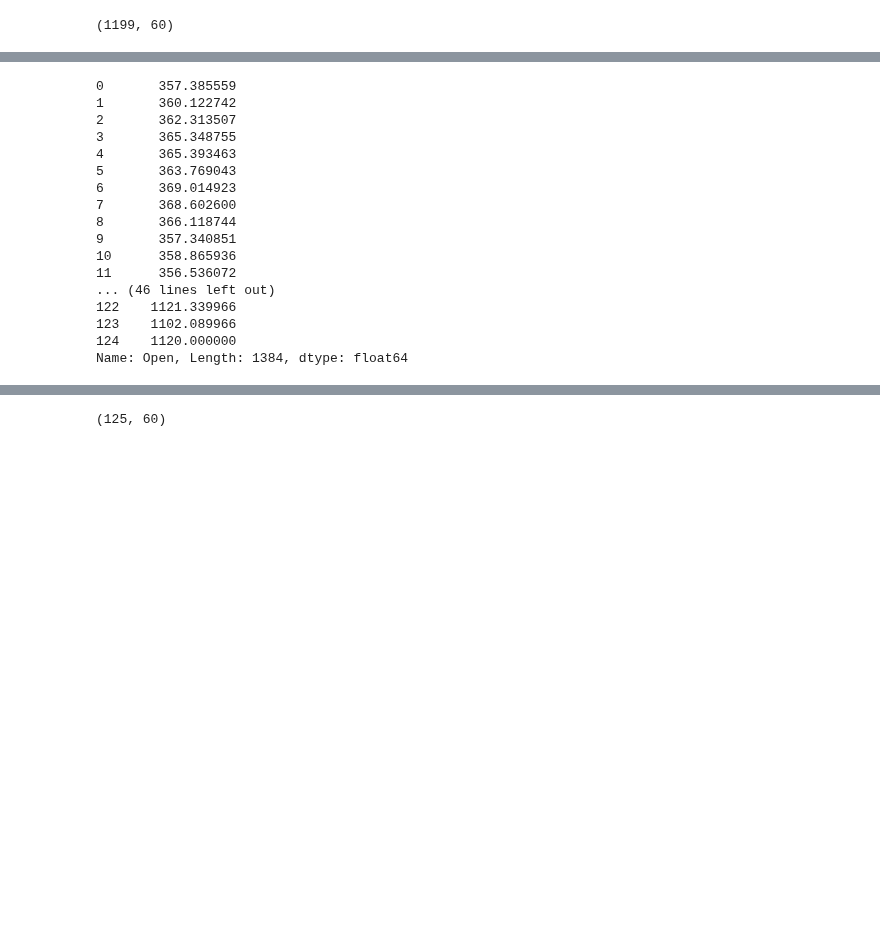
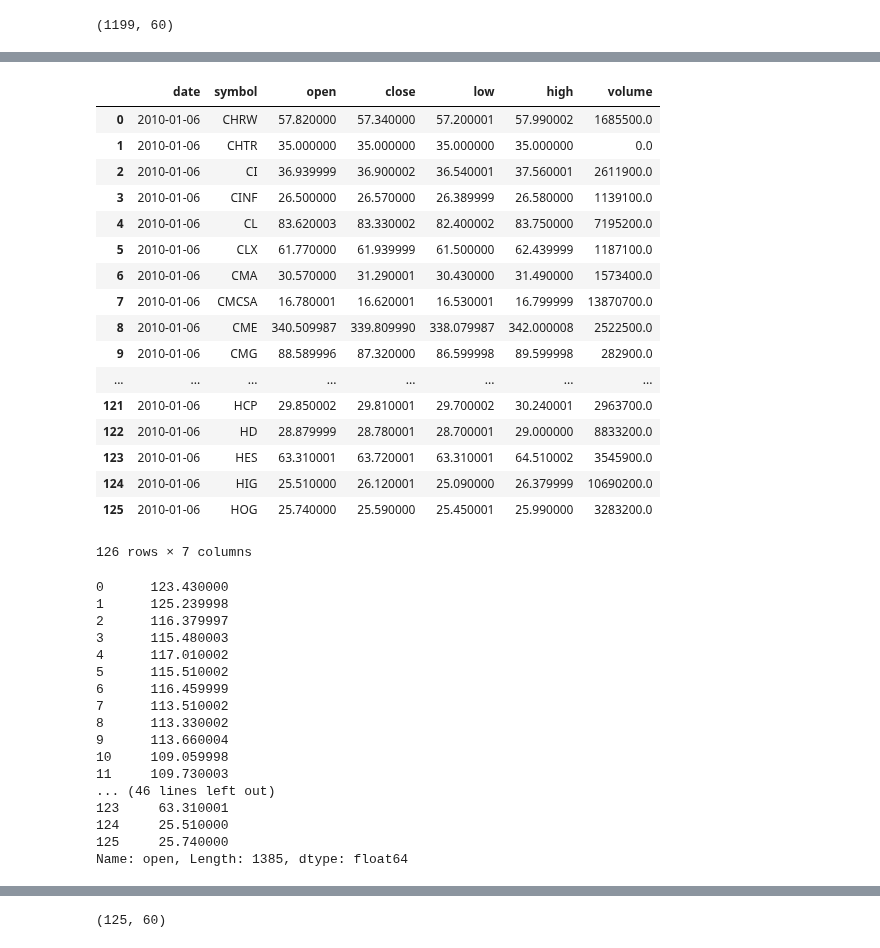
Before and after one commit to rashedoz/StockPredictionDSE, a Jupyter notebook: Codes/LSTM Stock .ipynb, the cells around one changed output, grey strips where cells are left out. Drawn from its saved outputs; the diff is of its cells as text; code cells hidden in the pictures; blank space fills up the shorter version.

```diff
--- a/Codes/LSTM Stock .ipynb
+++ b/Codes/LSTM Stock .ipynb
@@ -123,3 +150,23 @@ Epoch 100/100
 <keras.callbacks.History at 0x...>
 # %%
-dataset_test =pd.read_csv("N:/Stock Prediction project/DSE3/testset.csv")
+dataset_test =pd.read_csv("N:/Stock Prediction project/DSE3/msft_test.csv")
+dataset_test
+# %% [output]
+|  | date | symbol | open | close | low | high | volume |
+| 0 | 2010-01-06 | CHRW | 57.820000 | 57.340000 | 57.200001 | 57.990002 | 1685500.0 |
+| 1 | 2010-01-06 | CHTR | 35.000000 | 35.000000 | 35.000000 | 35.000000 | 0.0 |
+| 2 | 2010-01-06 | CI | 36.939999 | 36.900002 | 36.540001 | 37.560001 | 2611900.0 |
+| 3 | 2010-01-06 | CINF | 26.500000 | 26.570000 | 26.389999 | 26.580000 | 1139100.0 |
+| 4 | 2010-01-06 | CL | 83.620003 | 83.330002 | 82.400002 | 83.750000 | 7195200.0 |
+| 5 | 2010-01-06 | CLX | 61.770000 | 61.939999 | 61.500000 | 62.439999 | 1187100.0 |
+| 6 | 2010-01-06 | CMA | 30.570000 | 31.290001 | 30.430000 | 31.490000 | 1573400.0 |
+| 7 | 2010-01-06 | CMCSA | 16.780001 | 16.620001 | 16.530001 | 16.799999 | 13870700.0 |
+| 8 | 2010-01-06 | CME | 340.509987 | 339.809990 | 338.079987 | 342.000008 | 2522500.0 |
+| 9 | 2010-01-06 | CMG | 88.589996 | 87.320000 | 86.599998 | 89.599998 | 282900.0 |
+| ... | ... | ... | ... | ... | ... | ... | ... |
+| 121 | 2010-01-06 | HCP | 29.850002 | 29.810001 | 29.700002 | 30.240001 | 2963700.0 |
+| 122 | 2010-01-06 | HD | 28.879999 | 28.780001 | 28.700001 | 29.000000 | 8833200.0 |
+| 123 | 2010-01-06 | HES | 63.310001 | 63.720001 | 63.310001 | 64.510002 | 3545900.0 |
+| 124 | 2010-01-06 | HIG | 25.510000 | 26.120001 | 25.090000 | 26.379999 | 10690200.0 |
+| 125 | 2010-01-06 | HOG | 25.740000 | 25.590000 | 25.450001 | 25.990000 | 3283200.0 |
+126 rows × 7 columns
@@ -128,24 +177,24 @@ real_stock_price = dataset_test.iloc[:,1:2].values
 # %%
-dataset_total = pd.concat((dataset_train['Open'],dataset_test['Open']),axis = 0)
+dataset_total = pd.concat((dataset_train['open'],dataset_test['open']),axis = 0)
 dataset_total
 # %% [output]
-0       357.385559
-1       360.122742
-2       362.313507
-3       365.348755
-4       365.393463
-5       363.769043
-6       369.014923
-7       368.602600
-8       366.118744
-9       357.340851
-10      358.865936
-11      356.536072
+0      123.430000
+1      125.239998
+2      116.379997
+3      115.480003
+4      117.010002
+5      115.510002
+6      116.459999
+7      113.510002
+8      113.330002
+9      113.660004
+10     109.059998
+11     109.730003
 ... (46 lines left out)
-122    1121.339966
-123    1102.089966
-124    1120.000000
-Name: Open, Length: 1384, dtype: float64
+123     63.310001
+124     25.510000
+125     25.740000
+Name: open, Length: 1385, dtype: float64
 # %%
 inputs = dataset_total[len(dataset_total) - len(dataset_test)-60:].values
 inputs
```
Also changed, not shown: parts of 12 cells of this notebook, 3 other files.
